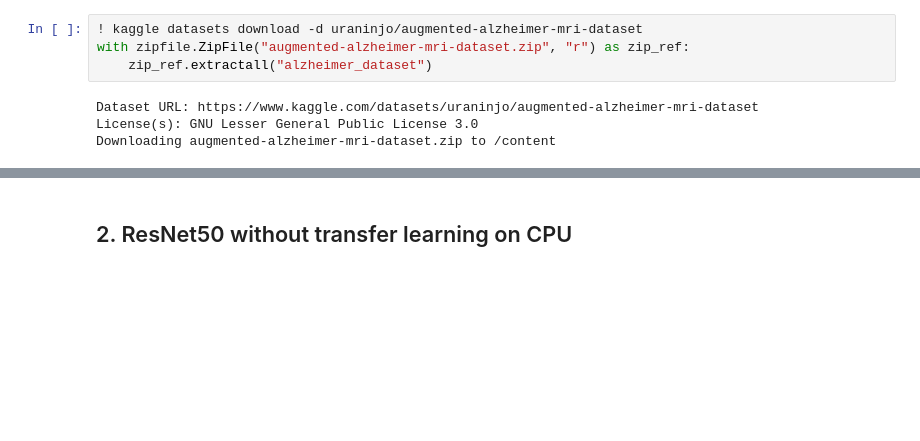
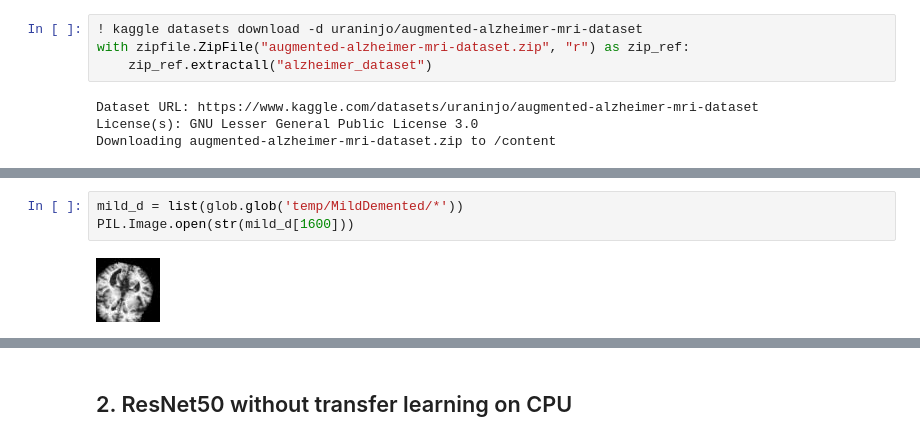
Before and after one commit to werixx1/CNN-Alzheimer-MRI-Classification, a Jupyter notebook: notebooks/AlzheimerDetectionModel.ipynb, the cells around one changed output, grey strips where cells are left out. Saved outputs shown, nothing was run; the diff lists cells and outputs as text; blank space fills up the shorter version.

```diff
--- a/notebooks/AlzheimerDetectionModel.ipynb
+++ b/notebooks/AlzheimerDetectionModel.ipynb
@@ -144,0 +229,5 @@ Example of moderate demented brain VS non demented brain from dataset
+# %%
+mild_d = list(glob.glob('temp/MildDemented/*'))
+PIL.Image.open(str(mild_d[1600]))
+# %% [output]
+[figure, added]
```
Also changed, not shown: parts of 20 cells of this notebook.
